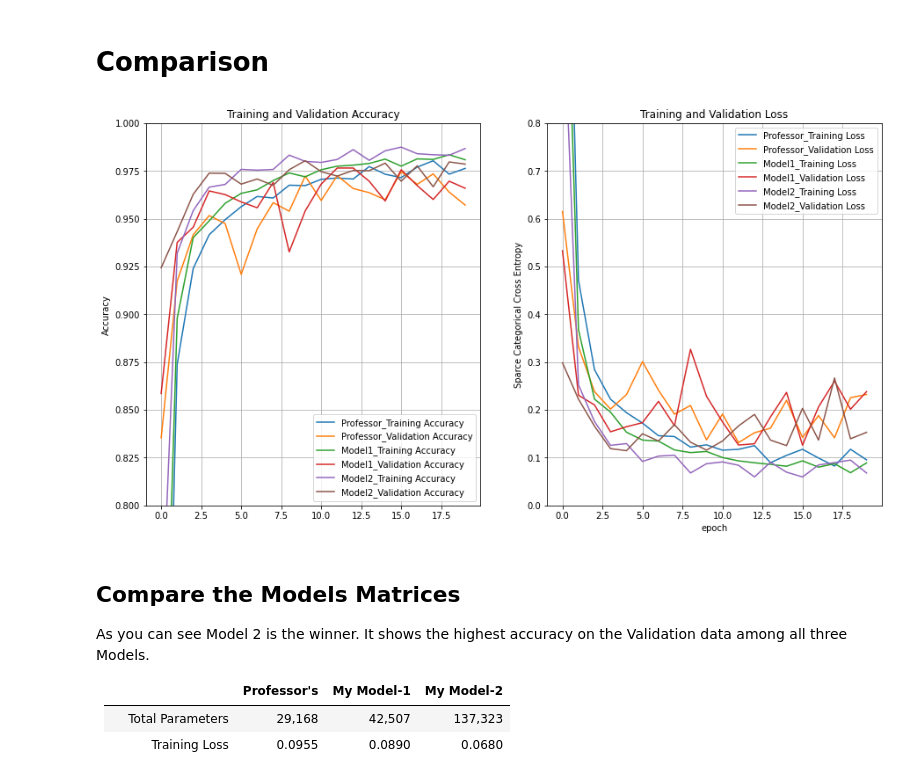
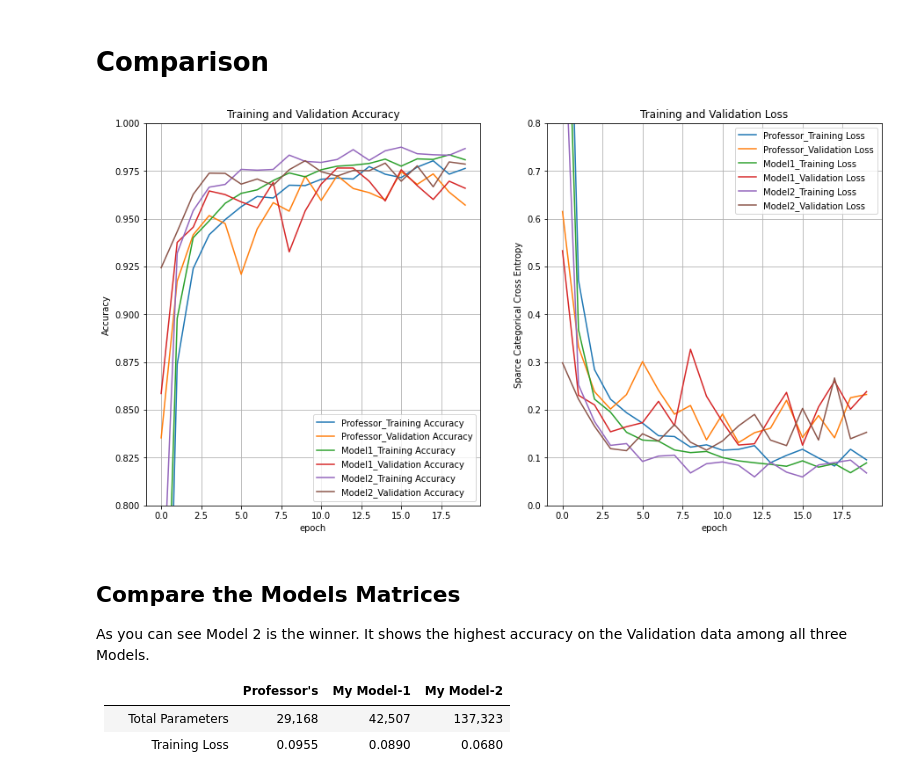
Before and after one commit to PLEX-GR00T/GTSRB_Deep_Learning_Project, a Jupyter notebook: Deep_learning_signboards_models_compare.ipynb, the cells around one changed output. Cells and saved outputs as stored; diff of their text form; code cells hidden in the pictures.

```diff
--- a/Deep_learning_signboards_models_compare.ipynb
+++ b/Deep_learning_signboards_models_compare.ipynb
@@ -596,35 +602,35 @@ fig.savefig('traininghistory_M2.pdf')
 fig = plt.figure(figsize=(15, 8))
 plt.subplot(1, 2, 1)
 plt.plot(acc, label='Professor_Training Accuracy')
 plt.plot(val_acc, label='Professor_Validation Accuracy')
 plt.plot(acc1, label='Model1_Training Accuracy')
 plt.plot(val_acc1, label='Model1_Validation Accuracy')
 plt.plot(acc2, label='Model2_Training Accuracy')
 plt.plot(val_acc2, label='Model2_Validation Accuracy')
 plt.ylim([0.8, 1])
 plt.grid(True)
 plt.legend(loc='lower right')
 plt.ylabel('Accuracy')
+plt.xlabel('epoch')
 plt.title('Training and Validation Accuracy')
 
 plt.subplot(1, 2, 2)
 plt.plot(loss, label='Professor_Training Loss')
 plt.plot(val_loss, label='Professor_Validation Loss')
 plt.plot(loss1, label='Model1_Training Loss')
 plt.plot(val_loss1, label='Model1_Validation Loss')
 plt.plot(loss2, label='Model2_Training Loss')
 plt.plot(val_loss2, label='Model2_Validation Loss')
 plt.ylim([0, 0.8])
 plt.grid(True)
 plt.legend(loc='upper right')
 plt.ylabel('Sparce Categorical Cross Entropy')
 plt.title('Training and Validation Loss')
-
 plt.xlabel('epoch')
 plt.show()
 fig.savefig('traininghistory_Conclusion.pdf')
 # %% [output]
-[figure, old version]
+[figure, new version]
 # %% [markdown]
 ## Compare the Models Matrices
 As you can see Model 2 is the winner. It shows the highest accuracy on the Validation data among all three Models.
```
Also changed, not shown: parts of 3 cells of this notebook.
